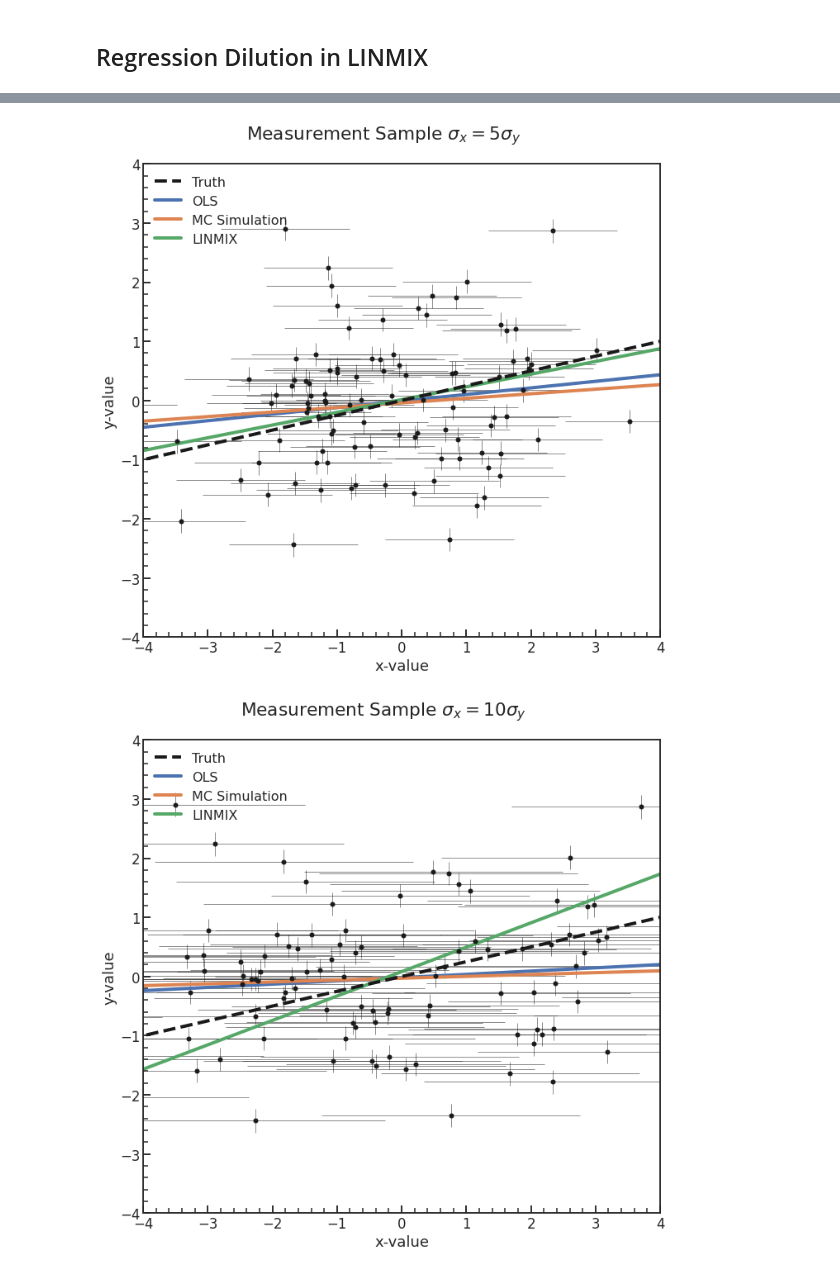
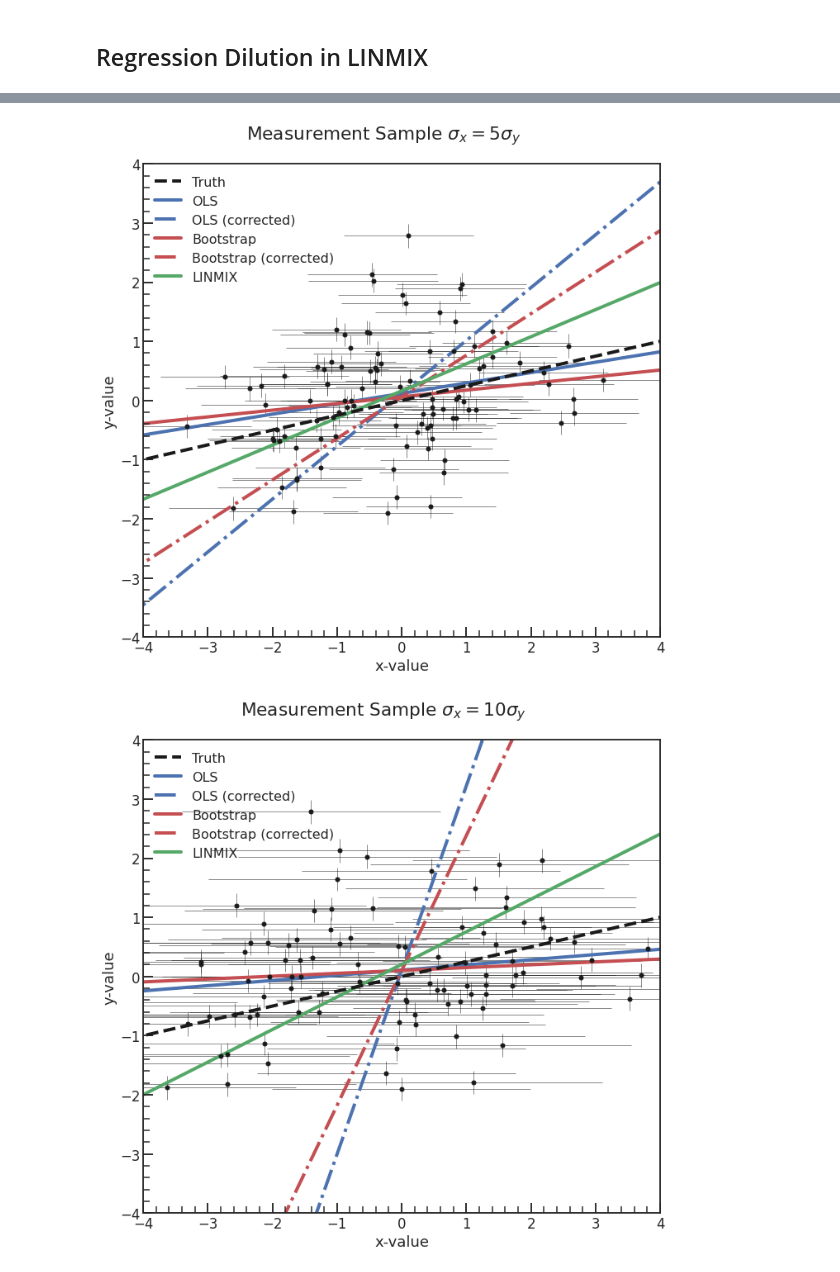
Before and after one commit to ketozhang/statistical-methods-on-sne-ia-luminosity-evolution, a Jupyter notebook: regression_dilution_analysis.ipynb, the cells around one changed output, grey strips where cells are left out. Cells and saved outputs as stored; diff of their text form; code cells hidden in the pictures.

```diff
--- a/regression_dilution_analysis.ipynb
+++ b/regression_dilution_analysis.ipynb
@@ -107,8 +190,8 @@ df1.head()
 
 Both x and y has single value errors with error ratio x of y being 5
 # %%
-xdata = x[data_idx] + xerr*5
-ydata = y[data_idx] + yerr
+xdata = xdata_true + xerr*5
+ydata = ydata_true + yerr*1
 
 df2 = pd.DataFrame(
     {
@@ -119,7 +202,7 @@ df2 = pd.DataFrame(
     }
 ).sort_values('x')
 
-plt.errorbar(df2.x, df2.y, yerr=df2.yerr, xerr=df2.xerr, fmt='ko', lw=0.5, ms=5)
+plt.errorbar(df2.x, df2.y, yerr=df2.yerr, xerr=df2.xerr, c='k', fmt='ko', lw=0.5, ms=5)
 df2.head()
 # %% [output]
 |  | x | xerr | y | yerr |
@@ -134,8 +217,8 @@ df2.head()
 
 Both x and y has errors of variance uniformly assigned. The error ratio is about 5
 # %%
-xdata = x[data_idx] + xerr*10
-ydata = y[data_idx] + yerr
+xdata = xdata_true + xerr*10
+ydata = ydata_true + yerr*1
 
 df3 = pd.DataFrame(
     {
@@ -146,7 +229,7 @@ df3 = pd.DataFrame(
     }
 ).sort_values('x')
 
-plt.errorbar(df3.x, df3.y, yerr=df3.yerr, xerr=df3.xerr, fmt='ko', lw=0.5, ms=5)
-df2.head()
+plt.errorbar(df3.x, df3.y, yerr=df3.yerr, xerr=df3.xerr, c='k', fmt='ko', lw=0.5, ms=5)
+df3.head()
 # %% [output]
 |  | x | xerr | y | yerr |
@@ -273,13 +356,13 @@ result_df3 = simulate(df3.x, df3.y, df3.xerr, df3.yerr)
 from linmix import linmix
 
 lm1 = linmix.LinMix(df1.x, df1.y, df1.xerr, df1.yerr, K=3)
-lm1.run_mcmc(silent=True, maxiter=5000)
+lm1.run_mcmc(silent=True, miniter=1000, maxiter=1000)
 
 lm2 = linmix.LinMix(df2.x, df2.y, df2.xerr, df2.yerr, K=3)
-lm2.run_mcmc(silent=True, maxiter=5000)
+lm2.run_mcmc(silent=True, miniter=1000, maxiter=1000)
 
 lm3 = linmix.LinMix(df3.x, df3.y, df3.xerr, df3.yerr, K=3)
-lm3.run_mcmc(silent=True, maxiter=5000)
+lm3.run_mcmc(silent=True, miniter=1000, maxiter=1000)
 # %%
 def rmse(y, ypred):
     return np.sqrt(np.mean((y - ypred)**2))
@@ -287,6 +370,13 @@ def rmse(y, ypred):
 def slope_to_corr(x, y, slope):
     """ THIS IS WRONG """
     return slope * (np.var(x) / np.var(y))
+
+def corr_to_slope(corr, x, xerr, y, yerr):
+    return corr * np.std(y) / np.std(x)
+
+def get_reliability(x, xerr):
+    return (np.var(x) - np.mean(xerr**2)) / np.var(x)
+
 
 def summary_plot(df, result_df, lm, title=""):
     fig, ax1 = plt.subplots(figsize=(10, 10))
@@ -303,7 +393,7 @@ def summary_plot(df, result_df, lm, title=""):
     intercept = get_intercept_parameter(df.x, df.y, slope)
 
     ax1.errorbar(df.x, df.y, yerr=df.yerr, xerr=df.xerr, fmt='ko', lw=0.5, ms=5)
-    ax1.plot(xrange, f(xrange, slope, intercept), label="OLS")
+    ax1.plot(xrange, f(xrange, slope, intercept), 'b', label="OLS")
     ypred = slope*df.x + intercept
 #     ax2.plot(df.x, df.y - ypred, marker='.', lw=2)
 
@@ -316,17 +406,47 @@ def summary_plot(df, result_df, lm, title=""):
         "corr_residual": rho_xy - corr
     })
 
+    rxx = get_reliability(df.x, df.xerr)
+    ryy = get_reliability(df.y, df.yerr)
+    corr = corr / np.sqrt(rxx*ryy)
+    slope = corr_to_slope(corr, df.x, df.xerr, df.y, df.yerr)
 
-    # MC Simulation
+    ax1.plot(xrange, f(xrange, slope, intercept), 'b-.', label="OLS (corrected)")
+    summary.append({
+        "method": "OLS (corrected)",
+        "rmse": rmse(df.y, ypred),
+        "trmse": rmse(y, slope*x+intercept),
+        "slope": slope,
+        "corr": corr,
+        "corr_residual": rho_xy - corr
+    })
+
+
+    # Bootstrap
     slope = result_df["slope"].mean()
     corr = result_df["corr"].mean()
     intercept = result_df["intercept"].mean()
-    ax1.plot(xrange, f(xrange, slope, intercept), label="MC Simulation")
+    ax1.plot(xrange, f(xrange, slope, intercept), 'r', label="Bootstrap")
     ypred = slope*df.x + intercept
 #     ax2.plot(df.x, df.y - ypred, marker='.', lw=2)
 
     summary.append({
-        "method": "MC Simulation 10000",
+        "method": "Bootstrap",
+        "rmse": rmse(df.y, ypred),
+        "trmse": rmse(y, slope*x+intercept),
+        "slope": slope,
+        "corr": corr,
+        "corr_residual": rho_xy - corr
+    })
+
+    rxx = get_reliability(df.x, df.xerr)
+    ryy = get_reliability(df.y, df.yerr)
+    corr = corr / np.sqrt(rxx*ryy)
+    slope = corr_to_slope(corr, df.x, df.xerr, df.y, df.yerr)
+
+    ax1.plot(xrange, f(xrange, slope, intercept), 'r-.', label="Bootstrap (corrected)")
+    summary.append({
+        "method": "Bootstrap (corrected)",
         "rmse": rmse(df.y, ypred),
         "trmse": rmse(y, slope*x+intercept),
         "slope": slope,
@@ -337,7 +457,7 @@ def summary_plot(df, result_df, lm, title=""):
     # LINMIX
     slope, intercept = np.mean(lm.chain['beta']), np.mean(lm.chain['alpha'])
     corr = slope_to_corr(df.x, df.y, slope)
-    ax1.plot(xrange, f(xrange, slope, intercept), label="LINMIX")
+    ax1.plot(xrange, f(xrange, slope, intercept), 'g', label="LINMIX")
     ypred = slope*df.x + intercept
 #     ax2.plot(df.x, df.y - ypred, marker='.', lw=2)
 
@@ -397,2 +523,2 @@ summary_plot(df3, result_df3, lm3, title="Measurement Sample $\sigma_x=10\sigma_
-[figure, old version]
+[figure, new version]
-[figure, old version]
+[figure, new version]
```
Also changed, not shown: parts of 18 cells of this notebook, 11 other files.
